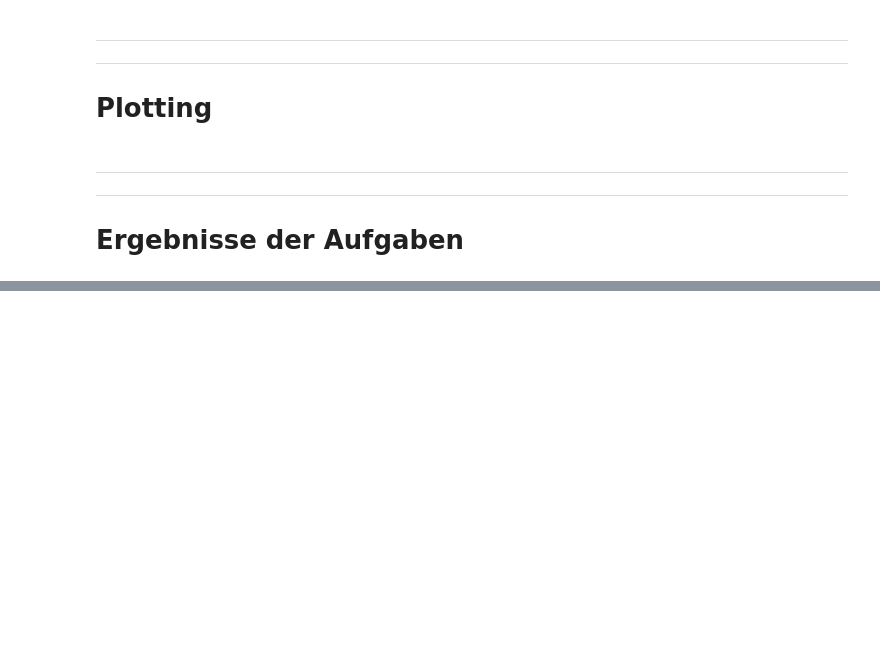
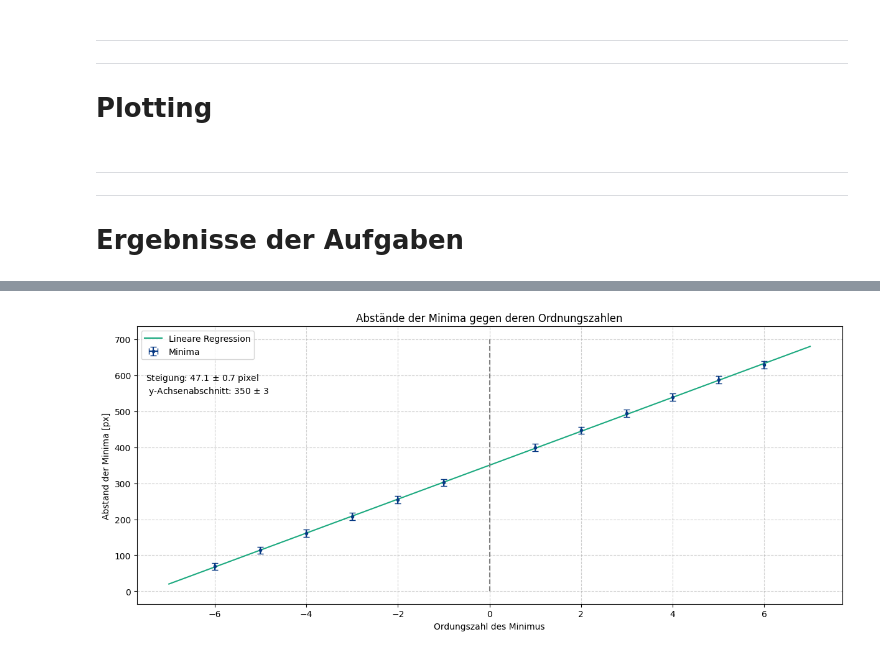
Before and after one commit to FinnZeumer/PAP-2, a Jupyter notebook: Versuche/233/Python/V233.ipynb, the cells around one changed output, grey strips where cells are left out. Cells and saved outputs as stored; diff of their text form; code cells hidden in the pictures; blank space fills up the shorter version.

```diff
--- a/Versuche/233/Python/V233.ipynb
+++ b/Versuche/233/Python/V233.ipynb
@@ -1060,0 +1210,79 @@ Results:
+# %%
+aufgabe = '2_full_range'
+folder = "./A2/"
+safe_folder = "../img/plots/"
+
+# ------------------------------------------------------------------------
+#   Verbesserter Plot: Minima- und Maxima-Abstände (nach Ordnung)
+# ------------------------------------------------------------------------
+
+# Es sind 12 Minima vermessen. jeweils 6Links und rechts. Links sollen die Ordnungen negativ gezählt werden.
+n_tot = len(valleys)
+half = n_tot // 2
+# Null soll nicht einbezogen werden
+n_min = np.concatenate((
+    -np.arange(half, 0, -1),
+     np.arange(1, half+1)
+))
+
+dist_min = np.zeros(n_tot)
+for i in range(1, len(valleys) + 1):
+    dist_min[i-2] = valleys_pix[i-1] - valleys_pix[i-2]
+
+# Lineare Regression
+def linear(x,a,b):
+    return a*x+b
+
+popt, pcov = curve_fit(linear, n_min, valleys_pix, sigma=dist_min_err, absolute_sigma = True)
+
+s = popt[0]
+b = popt[1]
+
+b_err = np.sqrt(pcov[1,1])
+s_err = np.sqrt(pcov[0,0])
+
+steig  = round_sig_digs(s, s_err)
+absch = round_sig_digs(b, b_err)
+
+fig, axes = plt.subplots(1, figsize=(12, 5))
+
+# Regression
+x = np.linspace(-7,7)
+plt.plot(
+    x,
+    linear(x, *popt),
+    label = "Lineare Regression",
+    color = hellgruen
+    )
+
+plt.errorbar(
+    n_min,
+    valleys,
+    xerr=0,
+    yerr=dist_min_err,
+    linestyle='',
+    marker='.',
+    label="Minima",
+    color=blau,
+    capsize=3.5
+)
+
+plt.vlines(
+    [0],
+    0,
+    700,
+    linestyle='--',
+    color='gray'
+)
+
+plt.legend()
+plt.grid(True, which="both", linestyle="--", alpha=0.6)
+plt.tight_layout()
+plt.xlabel('Ordungszahl des Minimus')
+plt.ylabel('Abstand der Minima [px]')
+plt.title('Abstände der Minima gegen deren Ordnungszahlen')
+plt.text(-7.5, 550, f"Steigung: {steig[0]} $\\pm$ {steig[1]} pixel \n y-Achsenabschnitt: {absch[0]} $\\pm$ {absch[1]}")
+plt.savefig(f"{safe_folder}Minima_Ordnungszahl_{aufgabe}.pdf", dpi=300, bbox_inches='tight')
+plt.show()
+# %% [output]
+[figure, added]
```
Also changed, not shown: parts of 16 cells of this notebook, 16 other files.
